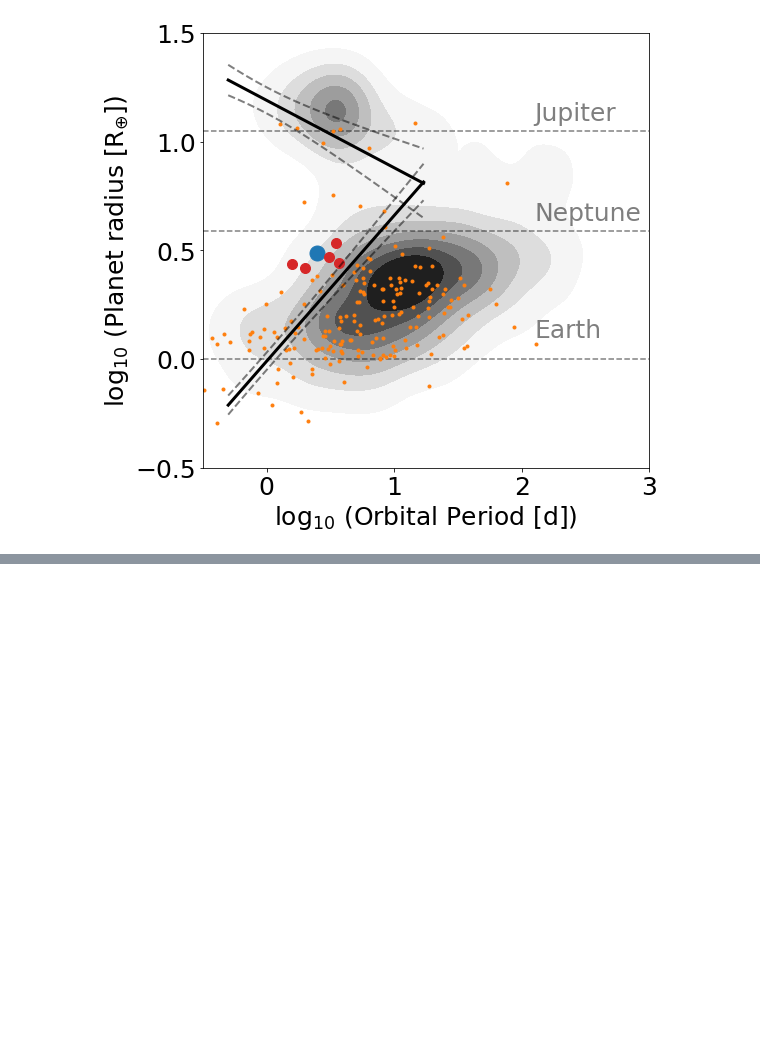
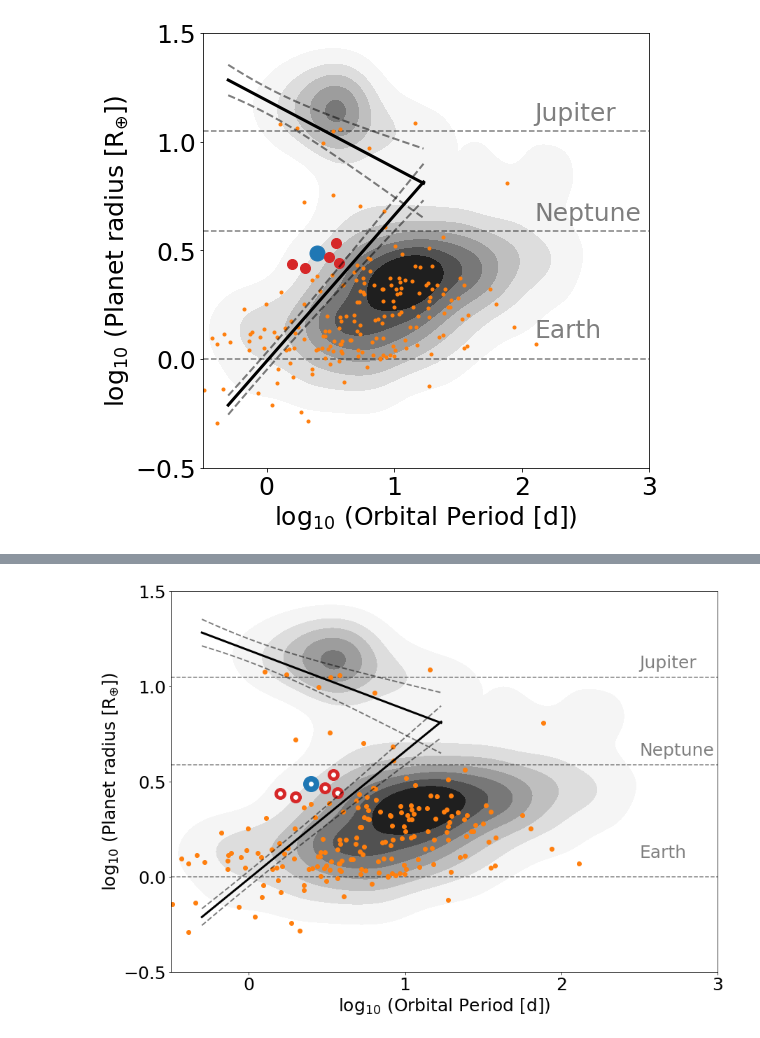
Before and after one commit to jpdeleon/toi1696, a Jupyter notebook: notebooks/neptune_desert.ipynb, the cells around one changed output, grey strips where cells are left out. Drawn from its saved outputs; the diff is of its cells as text; code cells hidden in the pictures; blank space fills up the shorter version.

```diff
--- a/notebooks/neptune_desert.ipynb
+++ b/notebooks/neptune_desert.ipynb
@@ -162,2 +169,95 @@ ax.locator_params(axis='x', nbins=4)
+# %%
+import numpy as np
+import seaborn as sb
+import matplotlib.pyplot as pl
+pl.rcParams['font.size'] = 25
+
+
+fig, ax = pl.subplots(figsize=(14,10))
+
+xmin,xmax=np.log10(0.5), np.log10(17) #day
+x=np.linspace(xmin,xmax)
+
+method='likelihood'
+y1=[i.n for i in upper_boundary(x,method=method)]
+ys1=[i.s for i in upper_boundary(x,method=method)]
+
+y2=[i.n for i in lower_boundary(x,method=method)]
+ys2=[i.s for i in lower_boundary(x,method=method)]
+
+#toi1696
+Rp,per=3.09,2.5
+ax.plot(np.log10(2.5), np.log10(3.09), 'o', c='C0', ms=22)#, label="TOI 1696b")
+ax.plot(np.log10(2.5), np.log10(3.09), 'o', c='C0', ms=8, markerfacecolor='w')#, label="TOI 1696b")
+# ax.errorbar(np.log10(per),
+#             np.log10(Rp),
+#             yerr=np.c_[(np.log10(Rp-0.11),np.log10(Rp+0.11))].T,
+#             yerr=np.log10(0.11),
+#             marker='o',
+#             c='C0',
+#             ms=15,
+#             label="TOI 1696b")
+# ax.legend()
+#known planets
+idx = df.st_teff<=3800 #around M dwarfs
+ax.plot(np.log10(df.loc[idx,'pl_orbper']),
+        np.log10(df.loc[idx,'pl_rade']),
+        'o',
+        c='C1'
+       )
+#most similar planets
+ax.plot(np.log10(df2.loc[idx,'pl_orbper']),
+        np.log10(df2.loc[idx,'pl_rade']),
+        'o',
+        ms=16,
+        c='C3'
+       )
+ax.plot(np.log10(df2.loc[idx,'pl_orbper']),
+        np.log10(df2.loc[idx,'pl_rade']),
+        'o',
+        ms=8,
+        c='C3',
+        markerfacecolor='w'
+       )
+#density contour
+_ = sb.kdeplot(np.log10(df['pl_orbper']),
+               np.log10(df['pl_rade']),
+               cmap='gray_r',
+               n_levels=8,
+               log_scale=False,
+               fill=True,
+               ax=ax,
+               zorder=-1)
+
+#upper boundary
+ax.plot(x,y1,'k-',lw=3,zorder=10)
+ax.plot(x,np.add(y1,ys1),'k--',lw=2,zorder=10,alpha=0.5)
+ax.plot(x,np.subtract(y1,ys1),'k--',lw=2,zorder=10,alpha=0.5)
+#lower boundary
+ax.plot(x,y2,'k-',lw=3,zorder=10)
+ax.plot(x,np.add(y2,ys2),'k--',lw=2,zorder=10,alpha=0.5)
+ax.plot(x,np.subtract(y2,ys2),'k--',lw=2,zorder=10,alpha=0.5)
+
+
+ax.set_xlabel("$\log_{10}$ (Orbital Period [d])")
+ax.set_ylabel("$\log_{10}$ (Planet radius [R$_{\oplus}$])")
+
+alpha = 0.5
+ax.axhline(np.log10(1), 0, 1, c='k', ls='--', alpha=alpha, zorder=0)
+dx = 2.5
+ax.text(dx, 0.1, 'Earth', alpha=alpha)
+Rnep = np.log10(3.88)
+ax.axhline(Rnep, 0, 1, c='k', ls='--', alpha=alpha, zorder=0)
+ax.text(dx, Rnep+0.05, 'Neptune', alpha=alpha)
+Rjup = np.log10(11.2)
+ax.axhline(Rjup, 0, 1, c='k', ls='--', alpha=alpha, zorder=0)
+ax.text(dx, Rjup+0.05, 'Jupiter', alpha=alpha)
+ax.set_ylim(-0.5,1.5)
+ax.set_xlim(-0.5,3)
+
+ax.locator_params(axis='y', nbins=4)
+ax.locator_params(axis='x', nbins=4)
+# %% [output]
+[figure, added]
 # %%
 fig.savefig('../paper/figures/neptune_desert.png', bbox_inches='tight')
```
Also changed, not shown: parts of 5 cells of this notebook, 4 other files.
